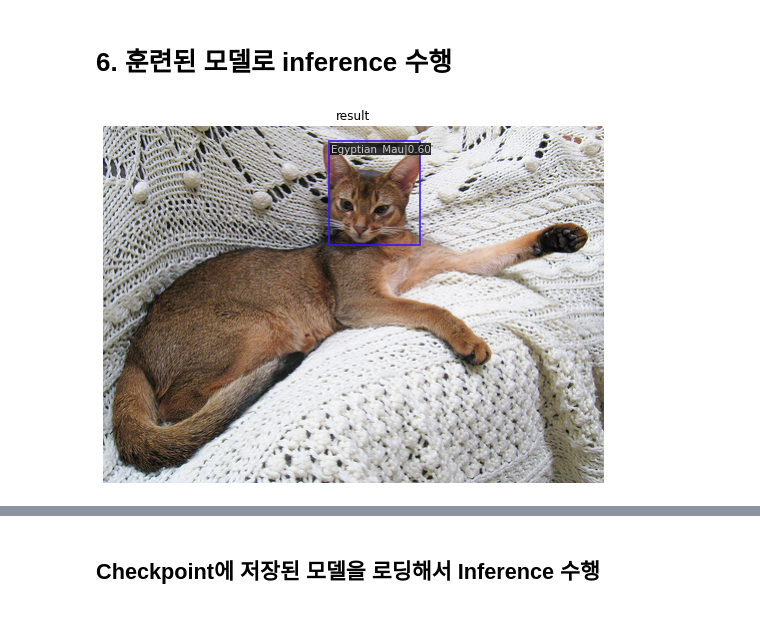
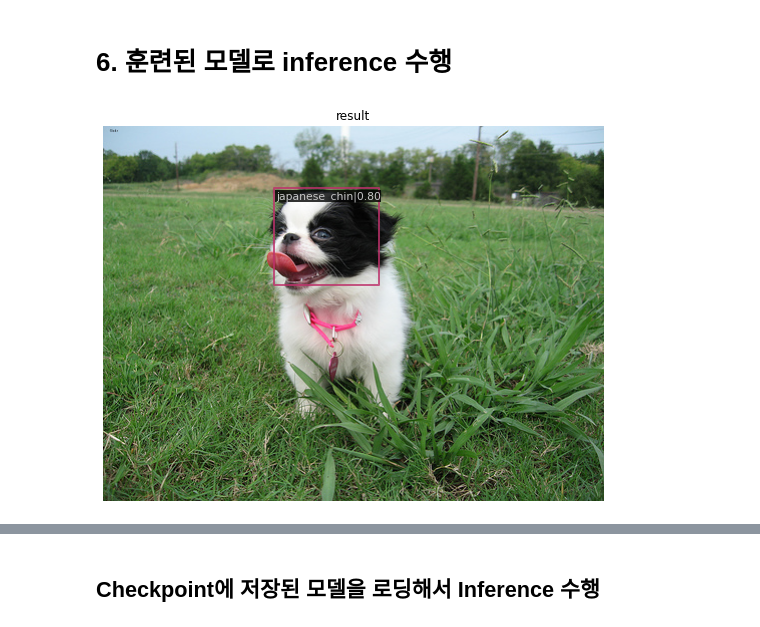
Before and after one commit to BaekKyunShin/Deep-Learning-Computer-Vision, a Jupyter notebook: faster_rcnn/mmdetection_faster_rcnn_train_oxford_pet.ipynb, the cells around one changed output, grey strips where cells are left out. Drawn from its saved outputs; the diff is of its cells as text; code cells hidden in the pictures.

Commit message:
Update re-train model

```diff
--- a/faster_rcnn/mmdetection_faster_rcnn_train_oxford_pet.ipynb
+++ b/faster_rcnn/mmdetection_faster_rcnn_train_oxford_pet.ipynb
@@ -443,16 +425,16 @@ cfg.work_dir = '/content/gdrive/My Drive/pet_work_dir'
 
 cfg.optimizer.lr = 0.02 / 8 # 학습률 변경 환경 파라미터 설정
 cfg.lr_config.warmup = None # 웜업 미설정
-cfg.log_config.interval = 50 # 로그 출력 인터벌
+cfg.log_config.interval = 5 # 로그 출력 인터벌
 
 cfg.runner.max_epochs = 5 # 에폭
 
 # 커스텀 데이터셋을 사용하므로 그에 따른 평가 지표로 수정
 cfg.evaluation.metric = 'mAP'
 # 평가 인터벌 설정 (평가 시간을 줄이기 위해)
-cfg.evaluation.interval = 20
+cfg.evaluation.interval = 5
 # 체크포인트 인터벌 설정 (저장 용량을 줄이기 위해)
-cfg.checkpoint_config.interval = 20
+cfg.checkpoint_config.interval = 5
 
 # 배치 크기 설정(단일 GPU별 배치 크기로 설정됨)
 cfg.data.samples_per_gpu = 4
@@ -529,14 +511,14 @@ before_run:
 # %%
 from mmdet.apis import show_result_pyplot
 
 # BGR Image 사용
-img = cv2.imread('/content/data/images/Abyssinian_88.jpg')
+img = cv2.imread('/content/data/images/japanese_chin_50.jpg')
 
 model.cfg = cfg
 
 result = inference_detector(model, img)
-show_result_pyplot(model, img, result, score_thr=0.3)
+show_result_pyplot(model, img, result, score_thr=0.3);
 # %% [output]
-[figure, old version]
+[figure, new version]
 # %%
 result
```
Also changed, not shown: parts of 22 cells of this notebook.
